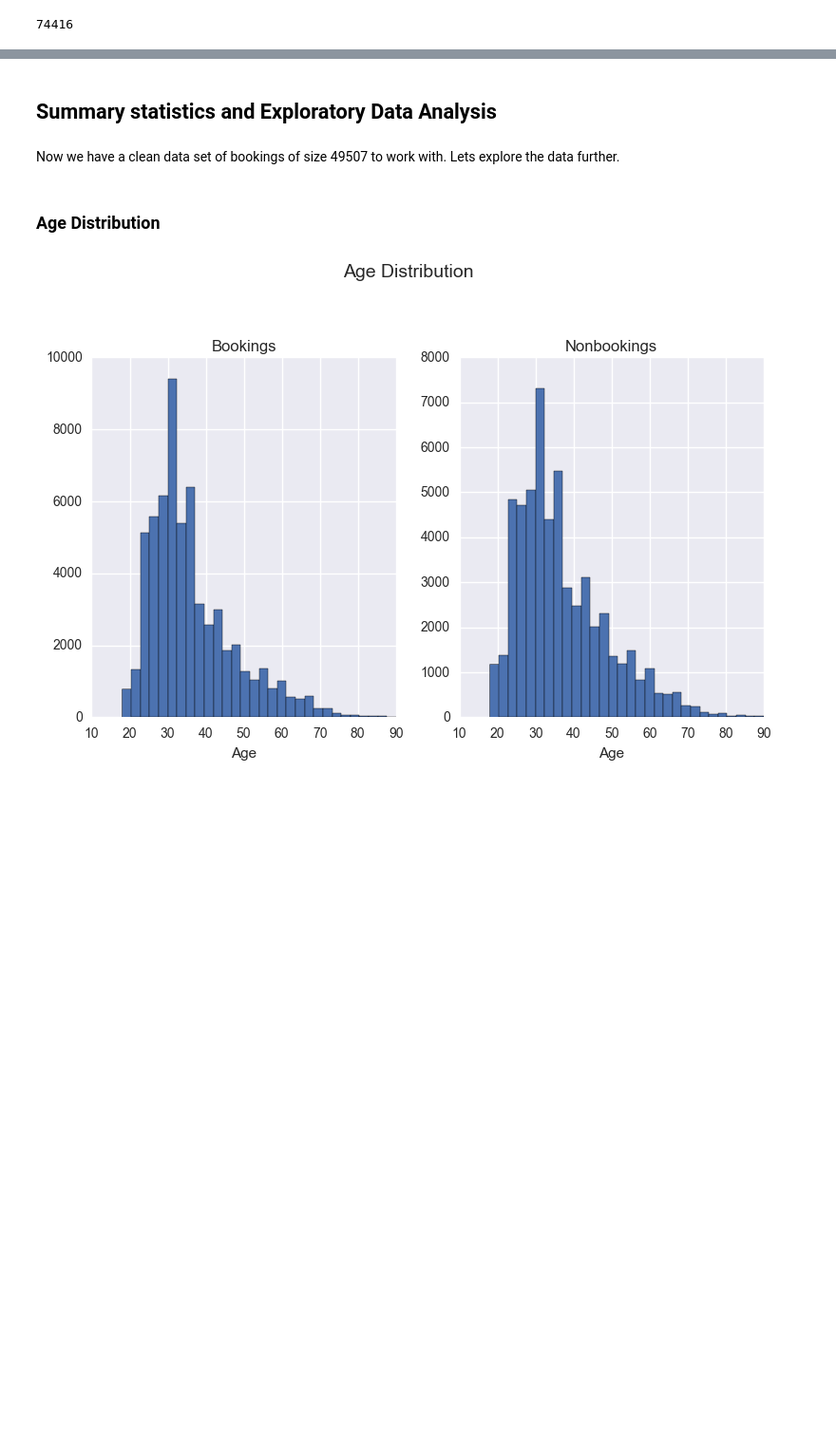
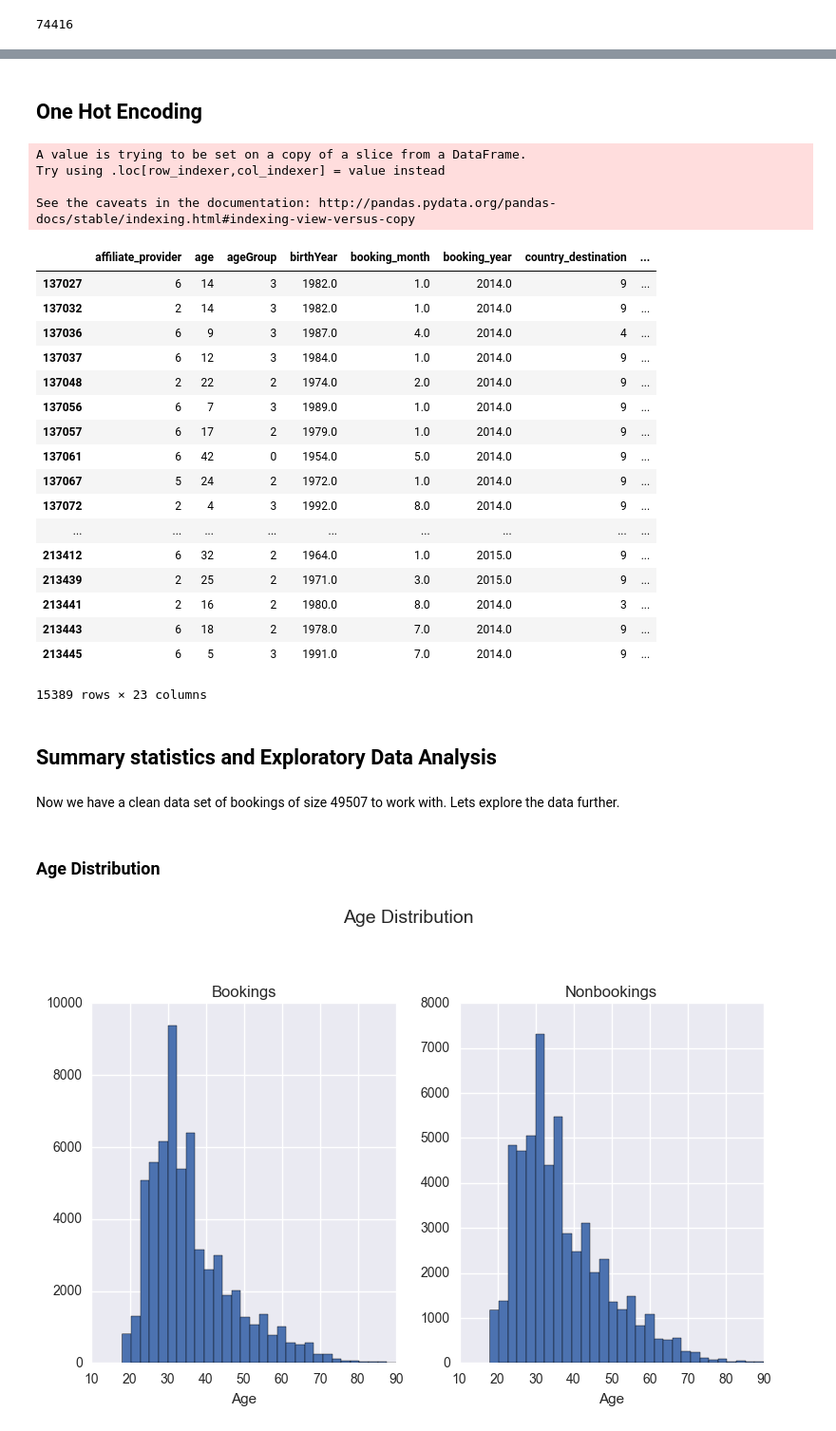
Before and after one commit to amungale/Hotel-Booking, a Jupyter notebook: AirBnB Analysis.ipynb, the cells around one changed output, grey strips where cells are left out. Shown at 95% size. Drawn from its saved outputs; the diff is of its cells as text; code cells hidden in the pictures; blank space fills up the shorter version.

```diff
--- a/AirBnB Analysis.ipynb
+++ b/AirBnB Analysis.ipynb
@@ -282,0 +355,2 @@ len(bookings)
+# %% [markdown]
+## One Hot Encoding
@@ -283,3 +376,31 @@ len(bookings)
+# %%
+#Doesn't work with NA Values
+bookings_Numerical = dummyEncode(bookings.dropna())
+#enc.fit(bookings_Numerical[['ageGroup', 'affiliate_provider']])
+bookings_Numerical
+# %% [output]
+A value is trying to be set on a copy of a slice from a DataFrame.
+Try using .loc[row_indexer,col_indexer] = value instead
+
+See the caveats in the documentation: http://pandas.pydata.org/pandas-docs/stable/indexing.html#indexing-view-versus-copy
+|  | affiliate_provider | age | ageGroup | birthYear | booking_month | booking_year | country_destination | ... |
+| 137027 | 6 | 14 | 3 | 1982.0 | 1.0 | 2014.0 | 9 | ... |
+| 137032 | 2 | 14 | 3 | 1982.0 | 1.0 | 2014.0 | 9 | ... |
+| 137036 | 6 | 9 | 3 | 1987.0 | 4.0 | 2014.0 | 4 | ... |
+| 137037 | 6 | 12 | 3 | 1984.0 | 1.0 | 2014.0 | 9 | ... |
+| 137048 | 2 | 22 | 2 | 1974.0 | 2.0 | 2014.0 | 9 | ... |
+| 137056 | 6 | 7 | 3 | 1989.0 | 1.0 | 2014.0 | 9 | ... |
+| 137057 | 6 | 17 | 2 | 1979.0 | 1.0 | 2014.0 | 9 | ... |
+| 137061 | 6 | 42 | 0 | 1954.0 | 5.0 | 2014.0 | 9 | ... |
+| 137067 | 5 | 24 | 2 | 1972.0 | 1.0 | 2014.0 | 9 | ... |
+| 137072 | 2 | 4 | 3 | 1992.0 | 8.0 | 2014.0 | 9 | ... |
+| ... | ... | ... | ... | ... | ... | ... | ... | ... |
+| 213412 | 6 | 32 | 2 | 1964.0 | 1.0 | 2015.0 | 9 | ... |
+| 213439 | 2 | 25 | 2 | 1971.0 | 3.0 | 2015.0 | 9 | ... |
+| 213441 | 2 | 16 | 2 | 1980.0 | 8.0 | 2014.0 | 3 | ... |
+| 213443 | 6 | 18 | 2 | 1978.0 | 7.0 | 2014.0 | 9 | ... |
+| 213445 | 6 | 5 | 3 | 1991.0 | 7.0 | 2014.0 | 9 | ... |
+15389 rows × 23 columns
 # %% [markdown]
 ## Summary statistics and Exploratory Data Analysis
 # %% [markdown]
```
Also changed, not shown: parts of 76 cells of this notebook.
